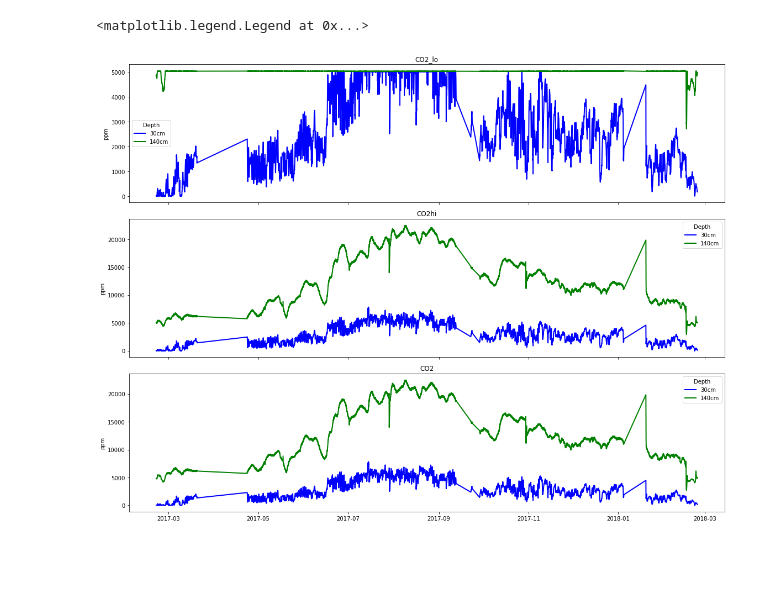
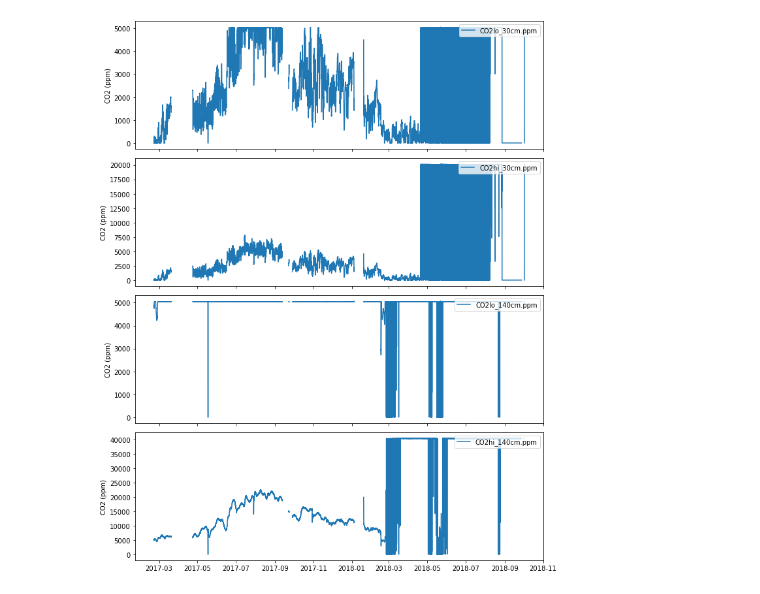
Before and after one commit to mberghouse/CO2-Data, a Jupyter notebook: python_processing/Shale_Hills_CZO/LRMS_processing.ipynb, the cells around one changed output. Drawn from its saved outputs; the diff is of its cells as text; code cells hidden in the pictures; blank space fills up the shorter version.

```diff
--- a/python_processing/Shale_Hills_CZO/LRMS_processing.ipynb
+++ b/python_processing/Shale_Hills_CZO/LRMS_processing.ipynb
@@ -135 +92,7 @@ ax2.legend(title='Depth', loc='best')
+# %%
+# Plot CO2 data
+co2_cols = [col for col in df.columns if 'CO2' in col]
+plot_cols(co2_cols, ylabel='CO2 (ppm)');
+# %% [output]
+[figure, added]
 # %%
@@ -142,27 +102,4 @@ df.loc[~mask, 'CO2_30cm.ppm'] = df.loc[~mask, 'CO2hi_30cm.ppm']
 mask2 = df['CO2lo_140cm.ppm'] < 5000
 df.loc[mask2, 'CO2_140cm.ppm'] = df.loc[mask2, 'CO2lo_140cm.ppm']
 df.loc[~mask2, 'CO2_140cm.ppm'] = df.loc[~mask2, 'CO2hi_140cm.ppm']
-# %%
-#Plot CO2 data
-#We need to make a code that gives us CO2hi_30cm if the value of CO2lo_30cm is greater than 5000ppm, and gives us CO2lo_30cm otherwise
-#My appempt is shown below
-
-
-
-fig, (ax1, ax2, ax3) = plt.subplots(3, figsize=(16,12), sharex=True, tight_layout=True)
-ax1.plot(df.index, df['CO2lo_30cm.ppm'], 'b', linewidth=2, label='30cm')
-ax1.plot(df.index, df['CO2lo_140cm.ppm'], 'g', linewidth=2, label='140cm')
-ax1.set(ylabel='ppm', title='CO2_lo')
-ax1.legend(title='Depth', loc='best')
-ax2.plot(df.index, df['CO2hi_30cm.ppm'], 'b', linewidth=2, label='30cm')
-ax2.plot(df.index, df['CO2hi_140cm.ppm'], 'g', linewidth=2, label='140cm')
-ax2.set(ylabel='ppm', title='CO2hi')
-ax2.legend(title='Depth', loc='best')
-ax3.plot(df.index, df['CO2_30cm.ppm'], 'b', linewidth=2, label='30cm')
-ax3.plot(df.index, df['CO2_140cm.ppm'], 'g', linewidth=2, label='140cm')
-ax3.set(ylabel='ppm', title='CO2')
-ax3.legend(title='Depth', loc='best')
-# %% [output]
-<matplotlib.legend.Legend at 0x...>
-[figure, removed]
 # %%
```
Also changed, not shown: parts of 21 cells of this notebook, 9 other files.
